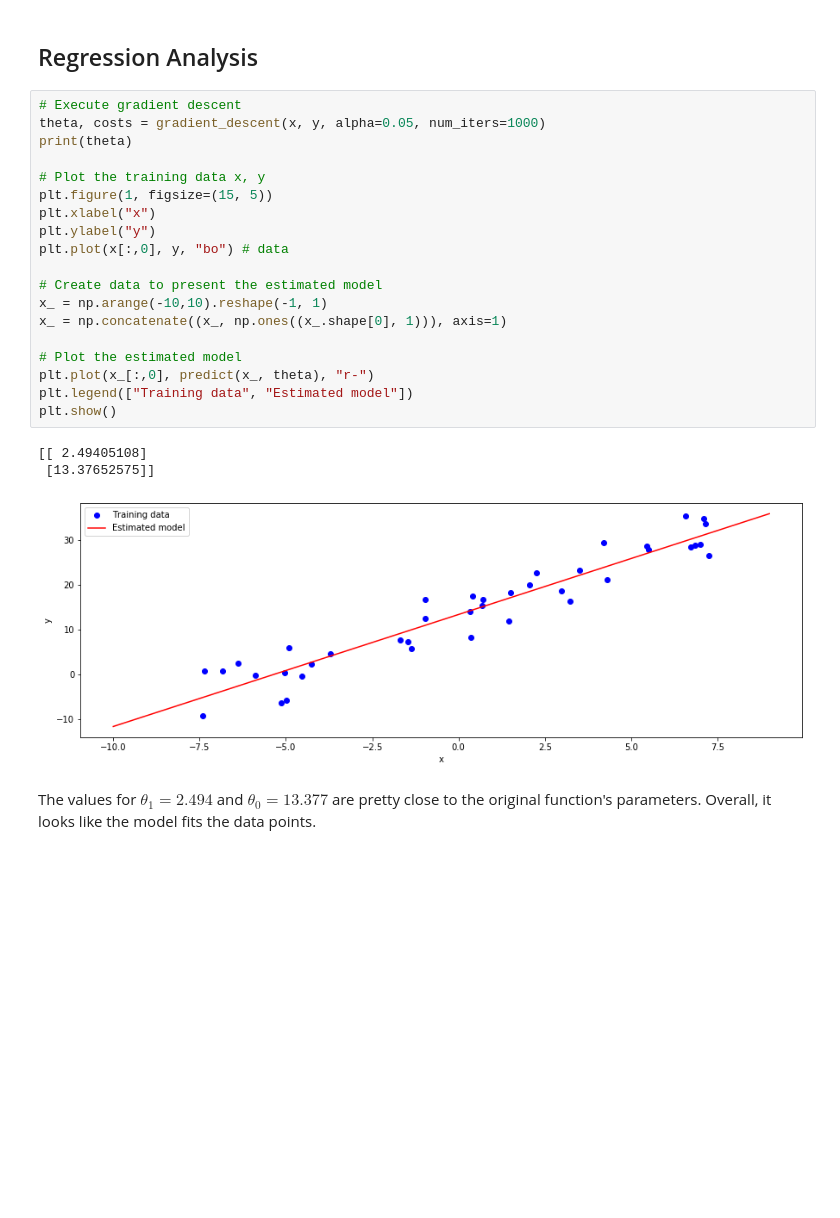
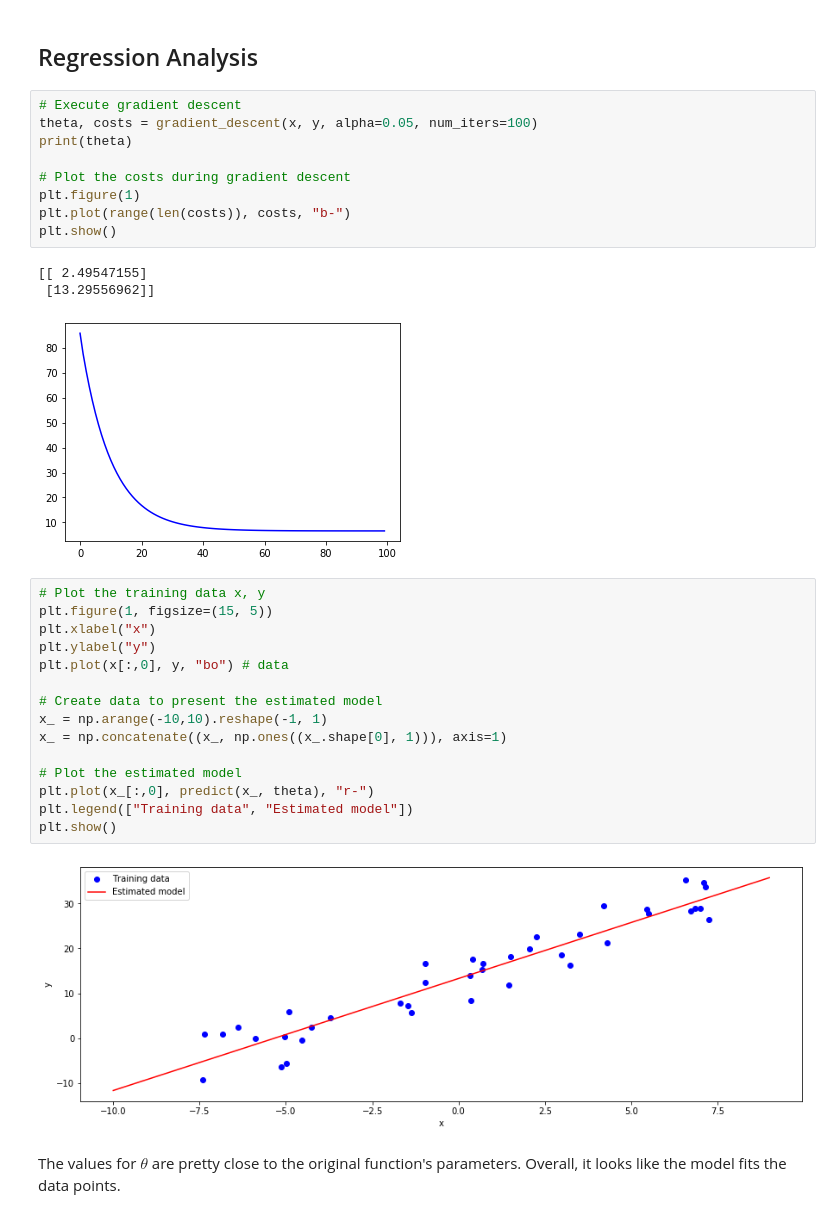
Before and after one commit to FG-33/ml-algorithms, a Jupyter notebook: regression_analysis/linear_regression_one_variable.ipynb, the cells around one changed output. Drawn from its saved outputs; the diff is of its cells as text; blank space fills up the shorter version.

Commit message:
refactor(lr one variable): separate theta values printout and data/model visualization

```diff
--- a/regression_analysis/linear_regression_one_variable.ipynb
+++ b/regression_analysis/linear_regression_one_variable.ipynb
@@ -142,11 +142,20 @@ plt.show()
 [figure]
 # %% [markdown]
 ## Regression Analysis
+# %%
+# Execute gradient descent
+theta, costs = gradient_descent(x, y, alpha=0.05, num_iters=100)
+print(theta)
+
+# Plot the costs during gradient descent
+plt.figure(1)
+plt.plot(range(len(costs)), costs, "b-")
+plt.show()
+# %% [output]
+[[ 2.49547155]
+ [13.29556962]]
+[figure, added]
 # %%
-# Execute gradient descent
-theta, costs = gradient_descent(x, y, alpha=0.05, num_iters=1000)
-print(theta)
-
 # Plot the training data x, y
 plt.figure(1, figsize=(15, 5))
 plt.xlabel("x")
@@ -162,8 +171,6 @@ plt.plot(x_[:,0], predict(x_, theta), "r-")
 plt.legend(["Training data", "Estimated model"])
 plt.show()
 # %% [output]
-[[ 2.49405108]
- [13.37652575]]
 [figure]
 # %% [markdown]
-The values for $\theta_1 = 2.494$ and $\theta_0 = 13.377$ are pretty close to the original function's parameters. Overall, it looks like the model fits the data points.
+The values for $\theta$ are pretty close to the original function's parameters. Overall, it looks like the model fits the data points.
```
